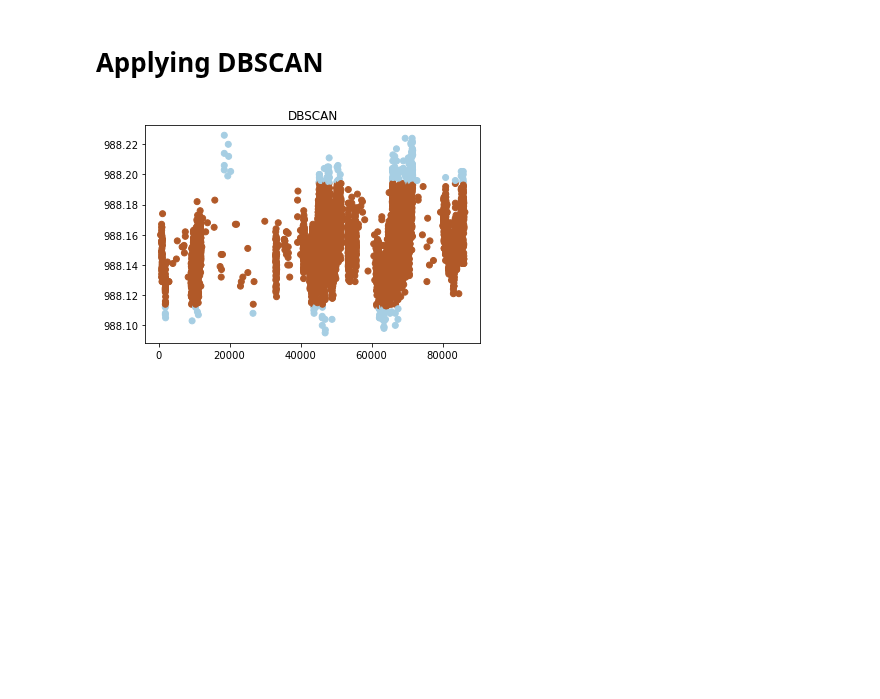
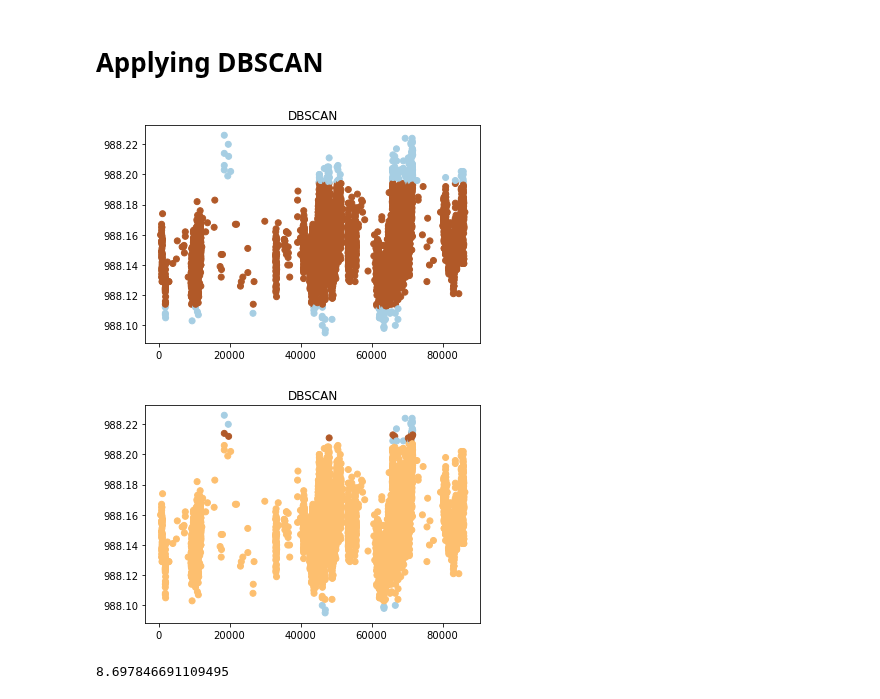
Before and after one commit to mylesm19/Volcanic_Activity_Detection, a Jupyter notebook: MM_01_Volcanic_activity_detection_and_noise_characterization_using_machine_learning.ipynb, the cells around one changed output. Drawn from its saved outputs; the diff is of its cells as text; code cells hidden in the pictures; blank space fills up the shorter version.

```diff
--- a/MM_01_Volcanic_activity_detection_and_noise_characterization_using_machine_learning.ipynb
+++ b/MM_01_Volcanic_activity_detection_and_noise_characterization_using_machine_learning.ipynb
@@ -755,39 +691,46 @@ import numpy as np
 from matplotlib import pyplot as plt
 import seaborn as sns
 
-# Scaling data
+#Scaling data
 def make_DBSCAN(DataFrame,numNeigh,min_Samp,Episilon):
     pre_Scale_Height = tzDF["measurements_height"].values.reshape(-1,1)
 
     scaler = MinMaxScaler()
 
     scaled = scaler.fit_transform(pre_Scale_Height)
 
     pre_Scale_Time = tzDF["timeconvert"].values.reshape(-1,1)
 
     scaled_Two = scaler.fit_transform(pre_Scale_Time)
-    nbrs = NearestNeighbors(n_neighbors=numNeigh).fit(scaled)
+    nbrs = NearestNeighbors(n_neighbors = numNeigh).fit(scaled)
     distances, indices = nbrs.kneighbors(scaled)
 
     distances = np.sort(distances, axis=0)
     distances = distances[:,4]
     #plt.ylim([-0.001, 0.005])
     #plt.xlim([5900, 6001])
     #plt.plot(distances)
 
     #ep = .001
     db = DBSCAN(eps = Episilon,  min_samples = min_Samp)
     db.fit(scaled)
     y_pred = db.fit_predict(scaled)
     plt.title("DBSCAN")
     plt.scatter(pre_Scale_Time,pre_Scale_Height,c=y_pred, cmap='Paired')
     plt.show()
+
 #One common approach is to make minPoints = log(number of points)
+#number of data points
 ln_Data_Points= np.log(5990)
 
-make_DBSCAN(tzDF,5,ln,0.01)
+make_DBSCAN(tzDF,5,50,0.01)
+make_DBSCAN(tzDF,5,ln_Data_Points,0.01)
+
+print(ln_Data_Points)
 # %% [output]
 [figure]
+[figure, added]
+8.697846691109495
 # %%
 
 """
```
Also changed, not shown: parts of 22 cells of this notebook.
